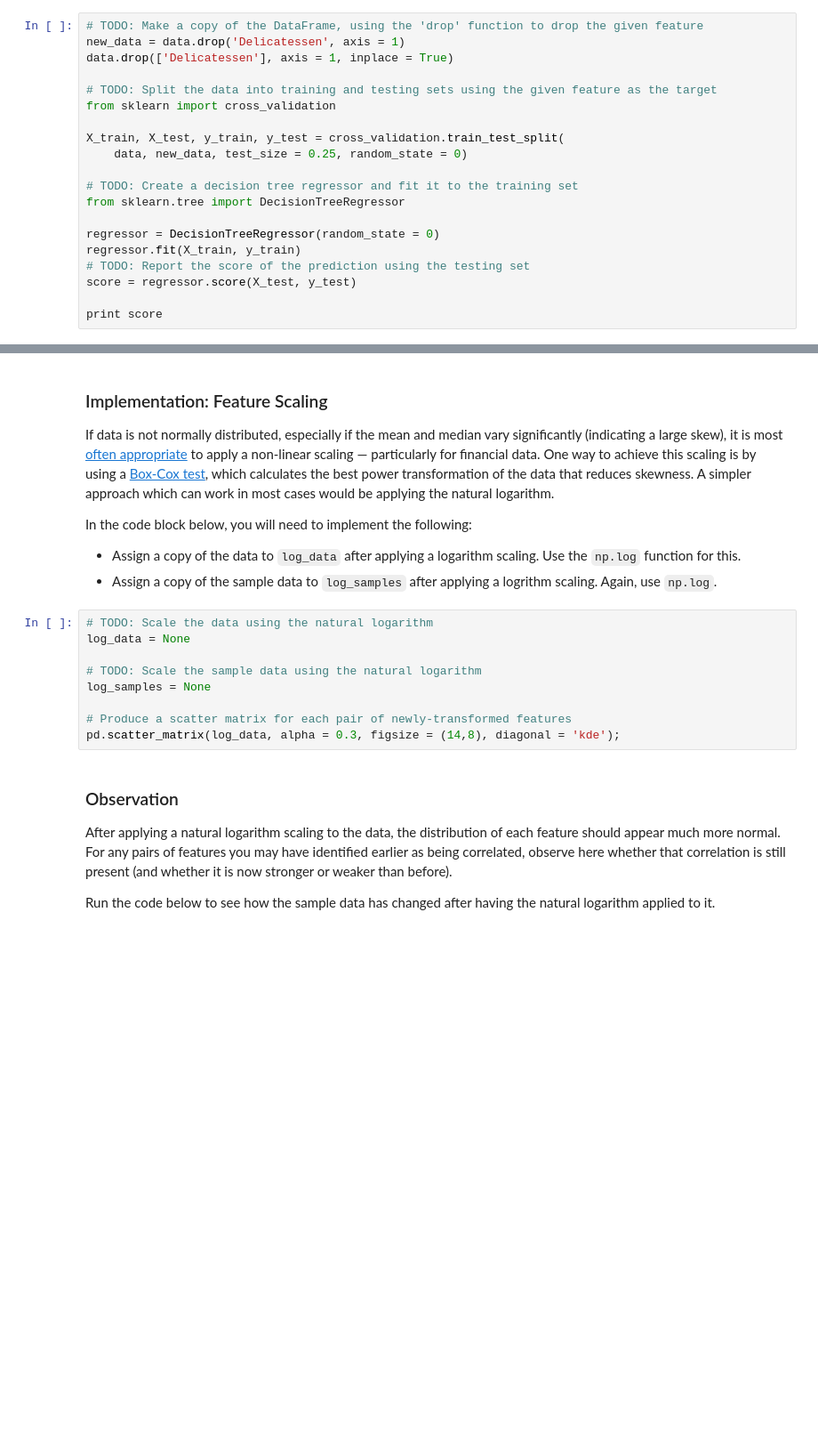
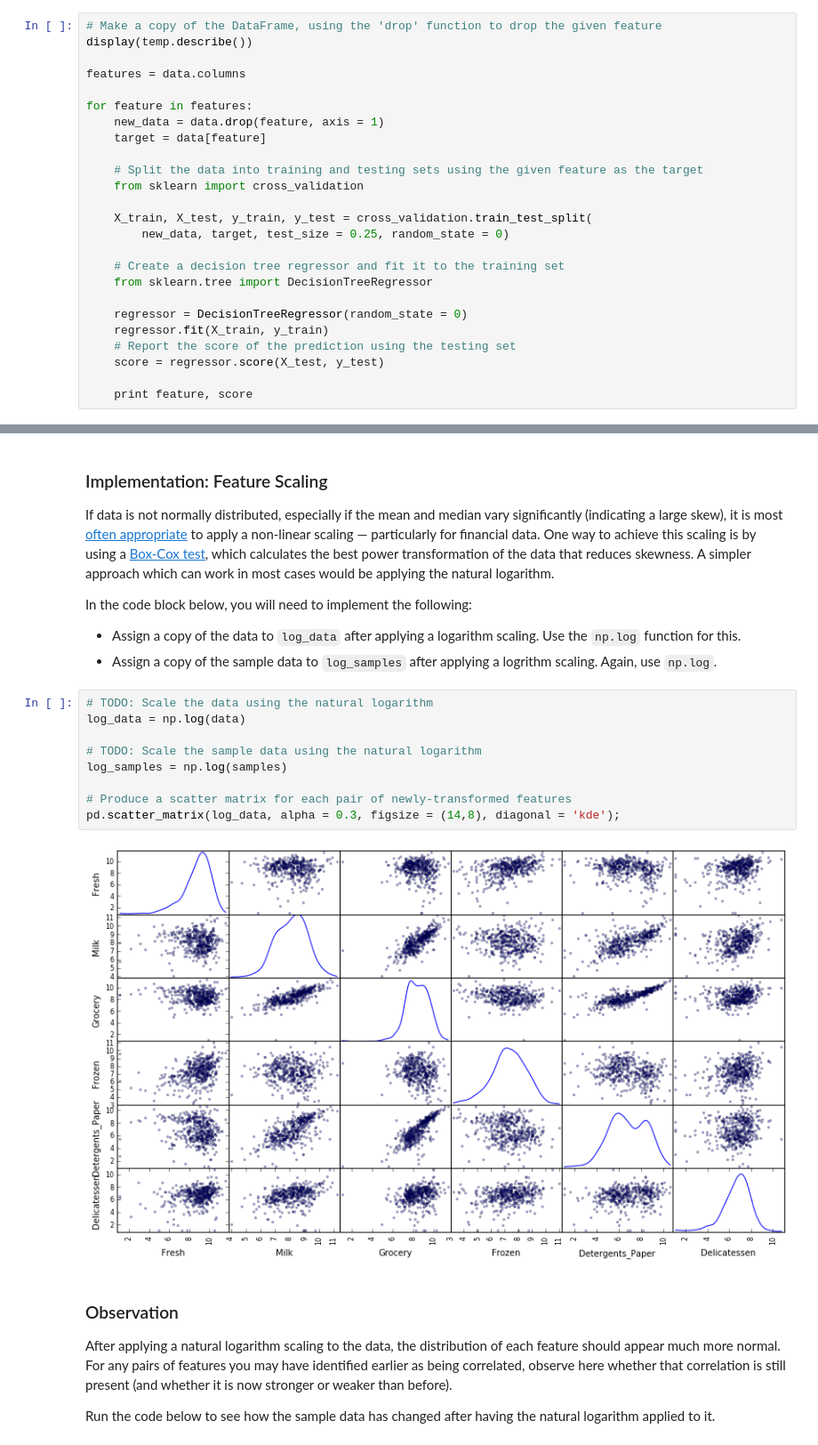
Before and after one commit to dmytroKarataiev/MachineLearning, a Jupyter notebook: creating_customer_segments/customer_segments.ipynb, the cells around one changed output, grey strips where cells are left out. Shown at 89% size. Cells and saved outputs as stored; diff of their text form; blank space fills up the shorter version.

```diff
--- a/creating_customer_segments/customer_segments.ipynb
+++ b/creating_customer_segments/customer_segments.ipynb
@@ -88,23 +96,28 @@ In the code block below, you will need to implement the following:
  - Import a decision tree regressor, set a `random_state`, and fit the learner to the training data.
  - Report the prediction score of the testing set using the regressor's `score` function.
 # %%
-# TODO: Make a copy of the DataFrame, using the 'drop' function to drop the given feature
-new_data = data.drop('Delicatessen', axis = 1)
-data.drop(['Delicatessen'], axis = 1, inplace = True)
+# Make a copy of the DataFrame, using the 'drop' function to drop the given feature
+display(temp.describe())
 
-# TODO: Split the data into training and testing sets using the given feature as the target
-from sklearn import cross_validation
+features = data.columns
 
-X_train, X_test, y_train, y_test = cross_validation.train_test_split(
-    data, new_data, test_size = 0.25, random_state = 0)
+for feature in features:
+    new_data = data.drop(feature, axis = 1)
+    target = data[feature]
 
-# TODO: Create a decision tree regressor and fit it to the training set
-from sklearn.tree import DecisionTreeRegressor
+    # Split the data into training and testing sets using the given feature as the target
+    from sklearn import cross_validation
 
-regressor = DecisionTreeRegressor(random_state = 0)
-regressor.fit(X_train, y_train)
-# TODO: Report the score of the prediction using the testing set
-score = regressor.score(X_test, y_test)
+    X_train, X_test, y_train, y_test = cross_validation.train_test_split(
+        new_data, target, test_size = 0.25, random_state = 0)
 
-print score
+    # Create a decision tree regressor and fit it to the training set
+    from sklearn.tree import DecisionTreeRegressor
+
+    regressor = DecisionTreeRegressor(random_state = 0)
+    regressor.fit(X_train, y_train)
+    # Report the score of the prediction using the testing set
+    score = regressor.score(X_test, y_test)
+
+    print feature, score
 # %% [output]
@@ -141,13 +173,15 @@ In the code block below, you will need to implement the following:
  - Assign a copy of the sample data to `log_samples` after applying a logrithm scaling. Again, use `np.log`.
 # %%
 # TODO: Scale the data using the natural logarithm
-log_data = None
+log_data = np.log(data)
 
 # TODO: Scale the sample data using the natural logarithm
-log_samples = None
+log_samples = np.log(samples)
 
 # Produce a scatter matrix for each pair of newly-transformed features
 pd.scatter_matrix(log_data, alpha = 0.3, figsize = (14,8), diagonal = 'kde');
+# %% [output]
+[figure, added]
 # %% [markdown]
 ### Observation
 After applying a natural logarithm scaling to the data, the distribution of each feature should appear much more normal. For any pairs of features you may have identified earlier as being correlated, observe here whether that correlation is still present (and whether it is now stronger or weaker than before).
```
Also changed, not shown: parts of 10 cells of this notebook.
